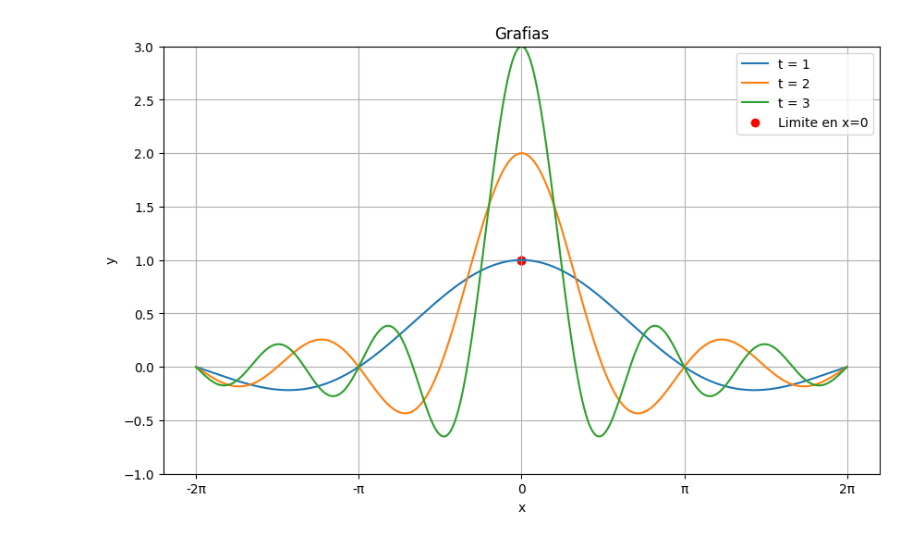
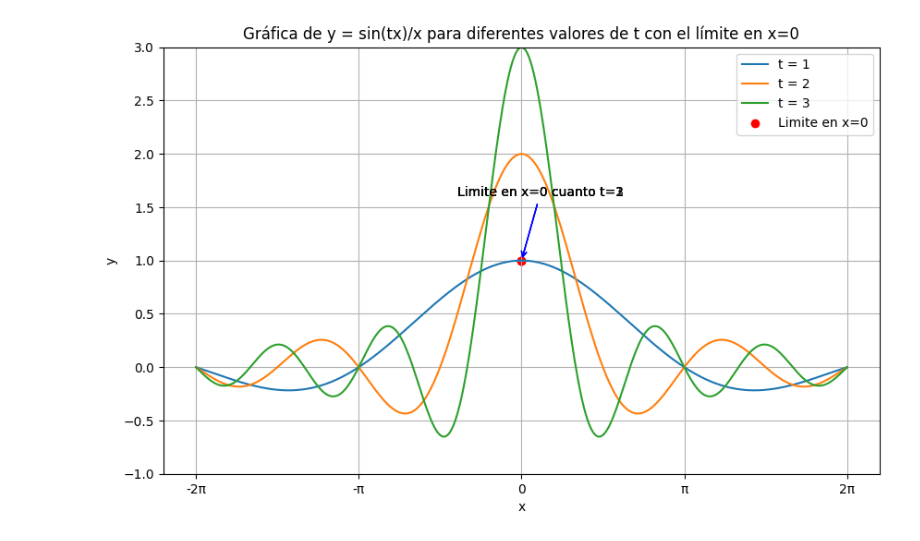
Before and after one commit to JoseTorresMX/graficar-limites-de-ecuaciones, a Jupyter notebook: Graficadora.ipynb, the cells around one changed output. Cells and saved outputs as stored; diff of their text form; code cells hidden in the pictures.

Commit message:
Leyenda del limite, OK

```diff
--- a/Graficadora.ipynb
+++ b/Graficadora.ipynb
@@ -12,23 +1,39 @@ t_valores=[1,2,3]
 # %%
+import numpy as np
+import matplotlib.pyplot as plt
+from matplotlib.ticker import MultipleLocator, FuncFormatter
+
+
+def y_func(x, t):
+    return np.sin(t*x)/x
+
+
+x_valores = np.linspace(-2*np.pi, 2*np.pi, 400)
+t_valores = [1, 2, 3]
 plt.figure(figsize=(10, 6))
 for t in t_valores:
     y_valores = y_func(x_valores, t)
     plt.plot(x_valores, y_valores, label=f't = {t}')
 x_limite = 0
 y_limite_valores = [
     np.sin(t*x_limite)/x_limite if x_limite != 0 else 1 for t in t_valores]
 
 plt.scatter([x_limite]*len(t_valores), y_limite_valores,
             color='red', label='Limite en x=0')
 
-plt.title("Grafias")
+for i, t in enumerate(t_valores):
+    plt.annotate(f'Limite en x=0 cuanto t={t}', xy=(x_limite, y_limite_valores[i]), xytext=(
+        -50, 50), textcoords='offset points', arrowprops=dict(arrowstyle='->', color='blue'))
+
+plt.title(
+    "Gráfica de y = sin(tx)/x para diferentes valores de t con el límite en x=0")
 plt.xlabel('x')
 plt.ylabel('y')
 plt.xticks([-2*np.pi, -np.pi, 0, np.pi, 2*np.pi],
            ['-2π', '-π', '0', 'π', '2π'])
-plt.ylim(-1,3)
+plt.ylim(-1, 3)
 plt.legend()
 plt.grid(True)
 plt.show()
 # %% [output]
-[figure, old version]
+[figure, new version]
```
Also changed, not shown: parts of 4 cells of this notebook.
